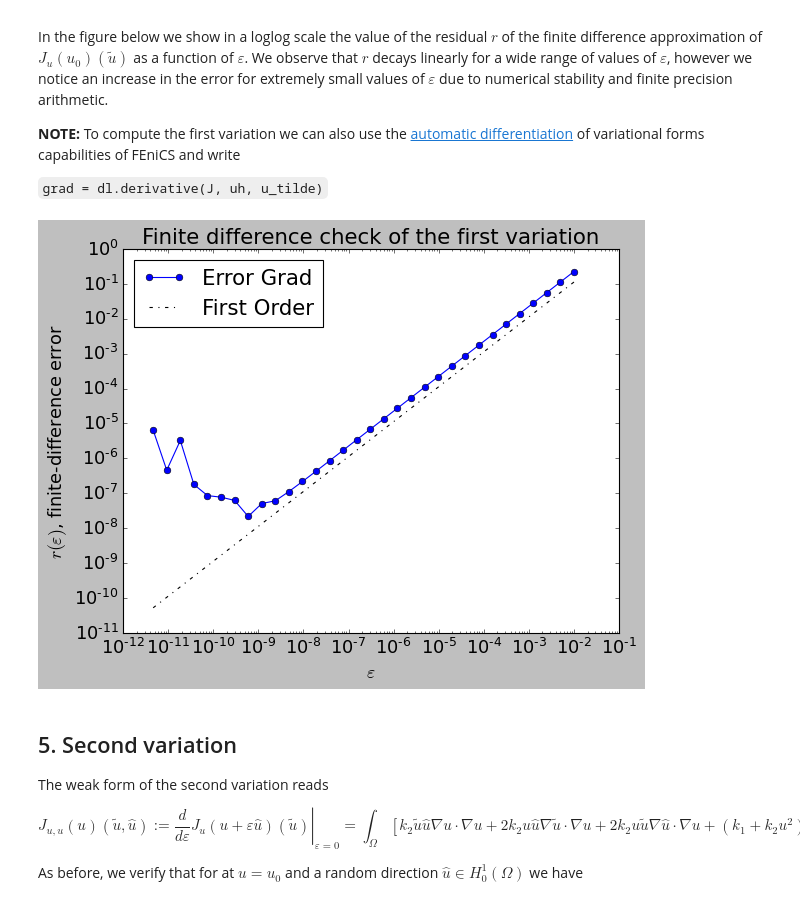
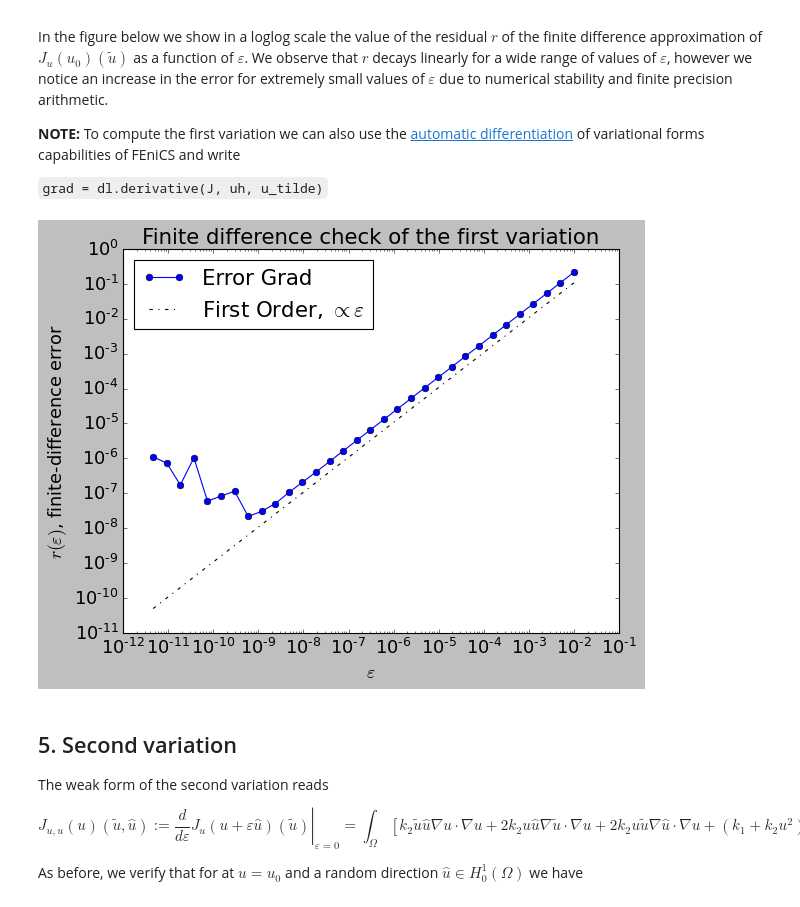
Before and after one commit to npetra/vippde-lab, a Jupyter notebook: 01_UnconstrainedMinimization/UnconstrainedMinimization.ipynb, the cells around one changed output. Cells and saved outputs as stored; diff of their text form; code cells hidden in the pictures.

```diff
--- a/01_UnconstrainedMinimization/UnconstrainedMinimization.ipynb
+++ b/01_UnconstrainedMinimization/UnconstrainedMinimization.ipynb
@@ -252,35 +253,35 @@ grad = (k2*uh*u_tilde)*dl.inner(dl.grad(uh), dl.grad(uh))*dl.dx + \
 
 u0 = dl.interpolate(dl.Expression("x[0]*(x[0]-1)*x[1]*(x[1]-1)", degree=2), Vh)
 
 n_eps = 32
 eps = 1e-2*np.power(2., -np.arange(n_eps))
 err_grad = np.zeros(n_eps)
 
 uh.assign(u0)
 J0 = dl.assemble(J)
 grad0 = dl.assemble(grad)
 
 uhat = dl.Function(Vh).vector()
 uhat.set_local(np.random.randn(Vh.dim()))
 bc.apply(uhat)
 dir_grad0 = grad0.inner(uhat)
 
 for i in range(n_eps):
     uh.assign(u0)
     uh.vector().axpy(eps[i], uhat) #uh = uh + eps[i]*dir
     Jplus = dl.assemble(J)
     err_grad[i] = abs( (Jplus - J0)/eps[i] - dir_grad0 )
 
 plt.figure()
 plt.loglog(eps, err_grad, "-ob", label="Error Grad")
-plt.loglog(eps, (.5*err_grad[0]/eps[0])*eps, "-.k", label="First Order")
+plt.loglog(eps, (.5*err_grad[0]/eps[0])*eps, "-.k", label=r"First Order, $\propto\varepsilon$")
 plt.title("Finite difference check of the first variation")
 plt.xlabel(r"$\varepsilon$")
 plt.ylabel(r"$r(\varepsilon)$, finite-difference error")
 plt.legend(loc = "upper left")
 plt.show()
 # %% [output]
-[figure, old version]
+[figure, new version]
 # %% [markdown]
 ## 5. Second variation
 
```
Also changed, not shown: parts of 6 cells of this notebook.
